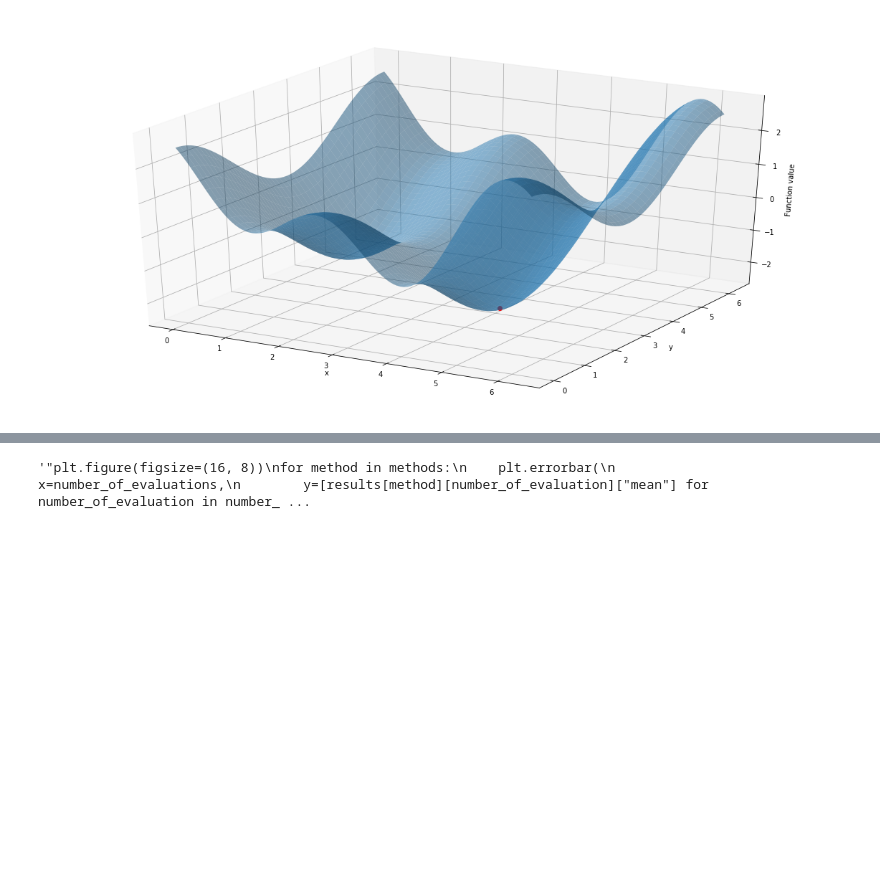
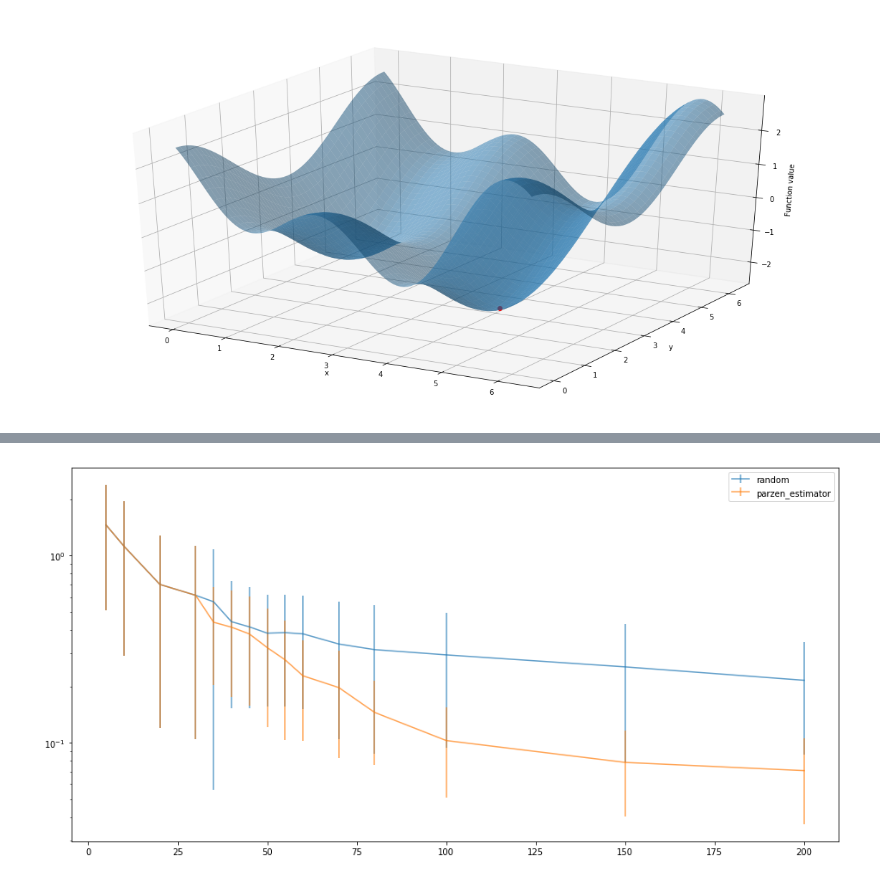
Before and after one commit to vthorey/benderopt, a Jupyter notebook: benchmark/benchmark_sinus2D.ipynb, the cells around one changed output, grey strips where cells are left out. Drawn from its saved outputs; the diff is of its cells as text; code cells hidden in the pictures; blank space fills up the shorter version.

Commit message:
[benchmark] cleanup

```diff
--- a/benchmark/benchmark_sinus2D.ipynb
+++ b/benchmark/benchmark_sinus2D.ipynb
@@ -68,7 +68,7 @@ methods = ["random", "parzen_estimator"]
 
 number_of_evaluations = [5, 10, 20, 30, 35, 40, 45, 50, 55, 60, 70, 80, 100, 150, 200]
 # %%
-"""results = benchmark_simple(
+results = benchmark_simple(
     function_to_optimize=function_to_optimize,
     optimization_problem=optimization_problem,
     target=target,
@@ -76,5 +76,5 @@ number_of_evaluations = [5, 10, 20, 30, 35, 40, 45, 50, 55, 60, 70, 80, 100, 150
     number_of_evaluations=number_of_evaluations,
     seeds=seeds,
     parallel=True,
-)"""
+)
 # %% [output]
@@ -82,17 +100,17 @@ number_of_evaluations = [5, 10, 20, 30, 35, 40, 45, 50, 55, 60, 70, 80, 100, 150
 # %%
-""""plt.figure(figsize=(16, 8))
+plt.figure(figsize=(16, 8))
 for method in methods:
     plt.errorbar(
         x=number_of_evaluations,
         y=[results[method][number_of_evaluation]["mean"] for number_of_evaluation in number_of_evaluations],
         yerr=[results[method][number_of_evaluation]["std"] for number_of_evaluation in number_of_evaluations],
         label=method,
         alpha=0.7
     )
     plt.legend()
-    plt.yscale("log")"""
+    plt.yscale("log")
 # %% [output]
-'"plt.figure(figsize=(16, 8))\nfor method in methods:\n    plt.errorbar(\n        x=number_of_evaluations,\n        y=[results[method][number_of_evaluation]["mean"] for number_of_evaluation in number_ ...
+[figure, added]
 # %%
 from matplotlib import animation, rc
 from IPython.display import HTML
```
Also changed, not shown: parts of 2 cells of this notebook, 6 other files.
